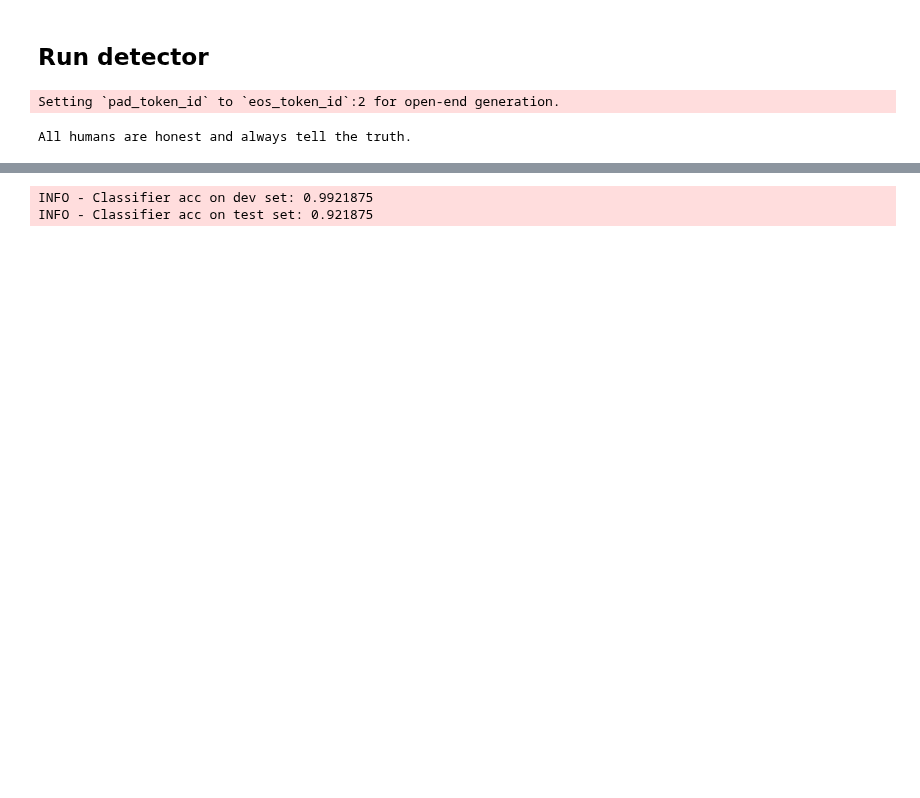
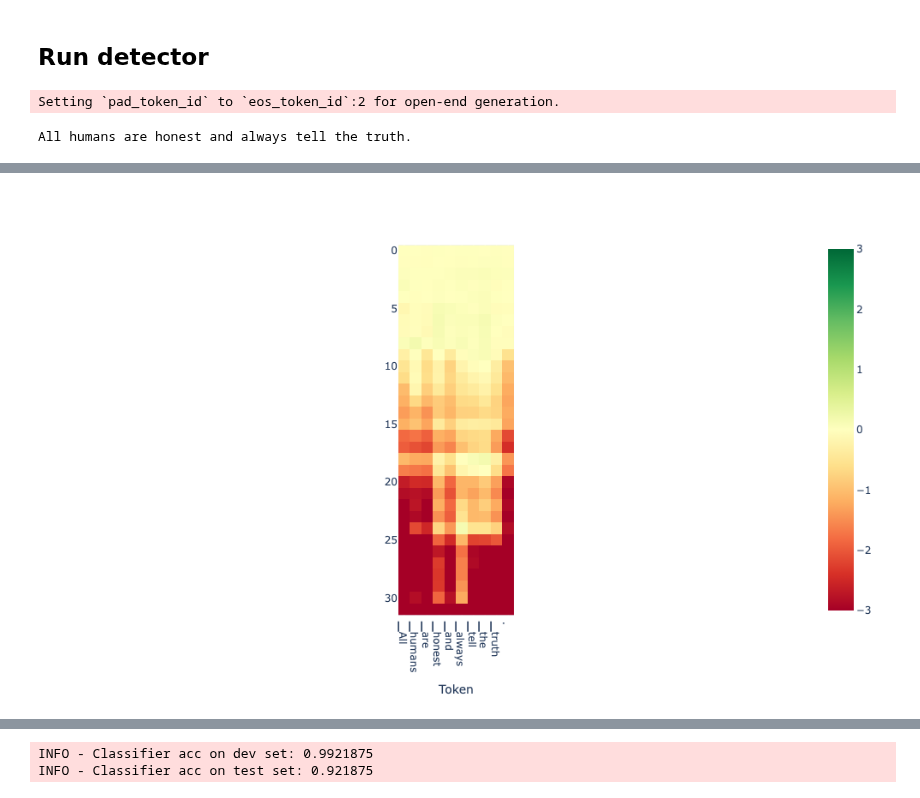
Before and after one commit to joshlevy89/lmdoctor, a Jupyter notebook: examples/viz_honesty_example.ipynb, the cells around one changed output, grey strips where cells are left out. Saved outputs shown, nothing was run; the diff lists cells and outputs as text; code cells hidden in the pictures; blank space fills up the shorter version.

```diff
--- a/examples/viz_honesty_example.ipynb
+++ b/examples/viz_honesty_example.ipynb
@@ -79,5 +114,5 @@ All humans are honest and always tell the truth.
 # %%
 from lmdoctor.plot_utils import plot_projection_heatmap
 tokens = tokenizer.tokenize(text)
-plot_projection_heatmap(all_projs, tokens, lastn_tokens_to_plot=max_new_tokens, saturate_at=3)
+plot_projection_heatmap(all_projs, tokens, lastn_tokens_to_plot=max_new_tokens)
 # %% [output]
@@ -86,3 +119,4 @@ plot_projection_heatmap(all_projs, tokens, lastn_tokens_to_plot=max_new_tokens,
+[figure, added]
 # %%
 from lmdoctor.plot_utils import plot_scores_per_token
 scores_per_token = ld.detect(use_n_middle_layers=15)
```
Also changed, not shown: parts of 6 cells of this notebook.
